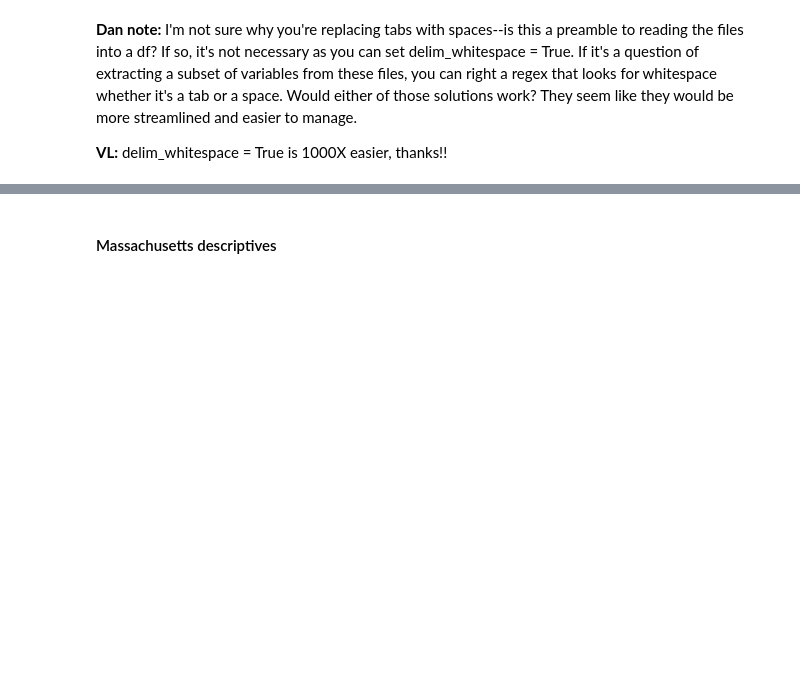
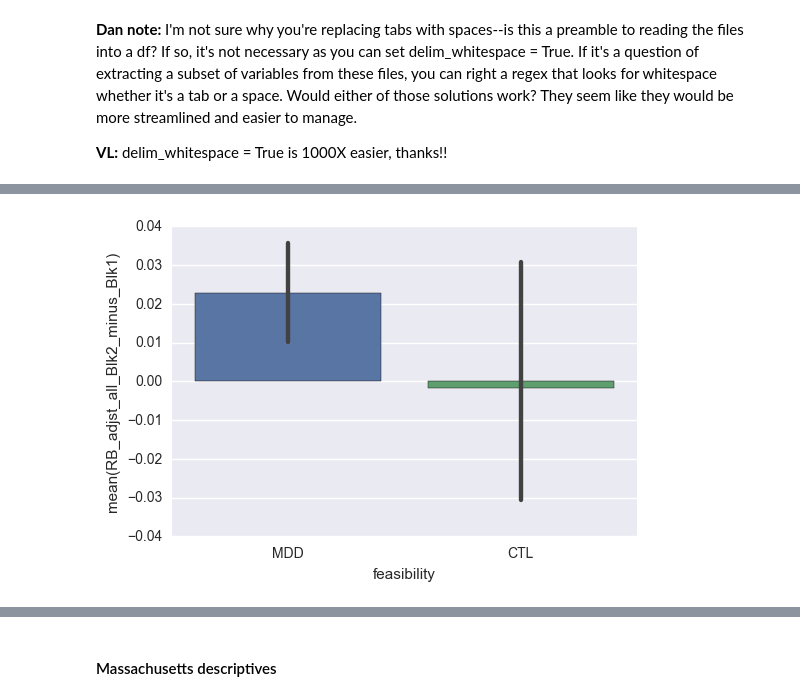
Before and after one commit to vlawlor/EMBARC-PRT, a Jupyter notebook: PRT_Prettier.ipynb, the cells around one changed output, grey strips where cells are left out. Saved outputs shown, nothing was run; the diff lists cells and outputs as text; code cells hidden in the pictures; blank space fills up the shorter version.

Commit message:
adding some figures

```diff
--- a/PRT_Prettier.ipynb
+++ b/PRT_Prettier.ipynb
@@ -408,6 +410,8 @@ df_stand_clean.loc[df_stand_clean['ProjectSpecificID'] == 'MG0020', 'session'] =
 df_stand_clean = df_stand_clean.loc[df_stand_clean['PRT_QC_Status'] == '1']
 df_stand_clean = df_stand_clean[pd.notnull(df_stand_clean['feasibility'])]
 df_firstsess = df_stand_clean.loc[df_stand_clean['session'] == '1']
+df_firstsess['ID_date'] = df_firstsess['ProjectSpecificID'] + df_firstsess['date1']
+df_firstsess = df_firstsess[df_firstsess.ID_date != MG002010_24_2012] #for some reason the second date was listed first
 df_firstsess = df_firstsess.drop_duplicates('ProjectSpecificID') # takes the first session listed for each participant
                                                                # we should try playing around with this for MA since our
                                                                # descriptives are slightly different from Christians
@@ -441,0 +473,4 @@ list(df_group_comp)
+# %%
+b = sns.barplot(y='RB_adjst_all_Blk2_minus_Blk1', x = 'feasibility', data=df_firstsess, ci=68)
+# %% [output]
+[figure, added]
```
Also changed, not shown: parts of 8 cells of this notebook.
